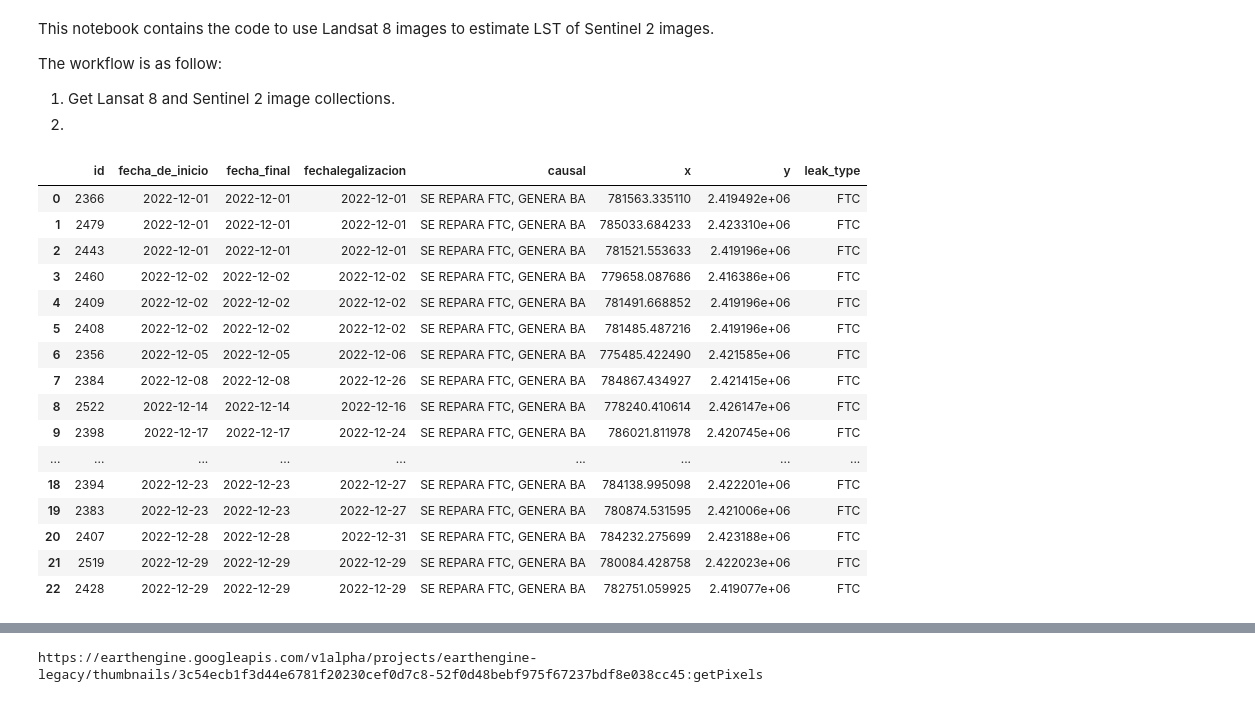
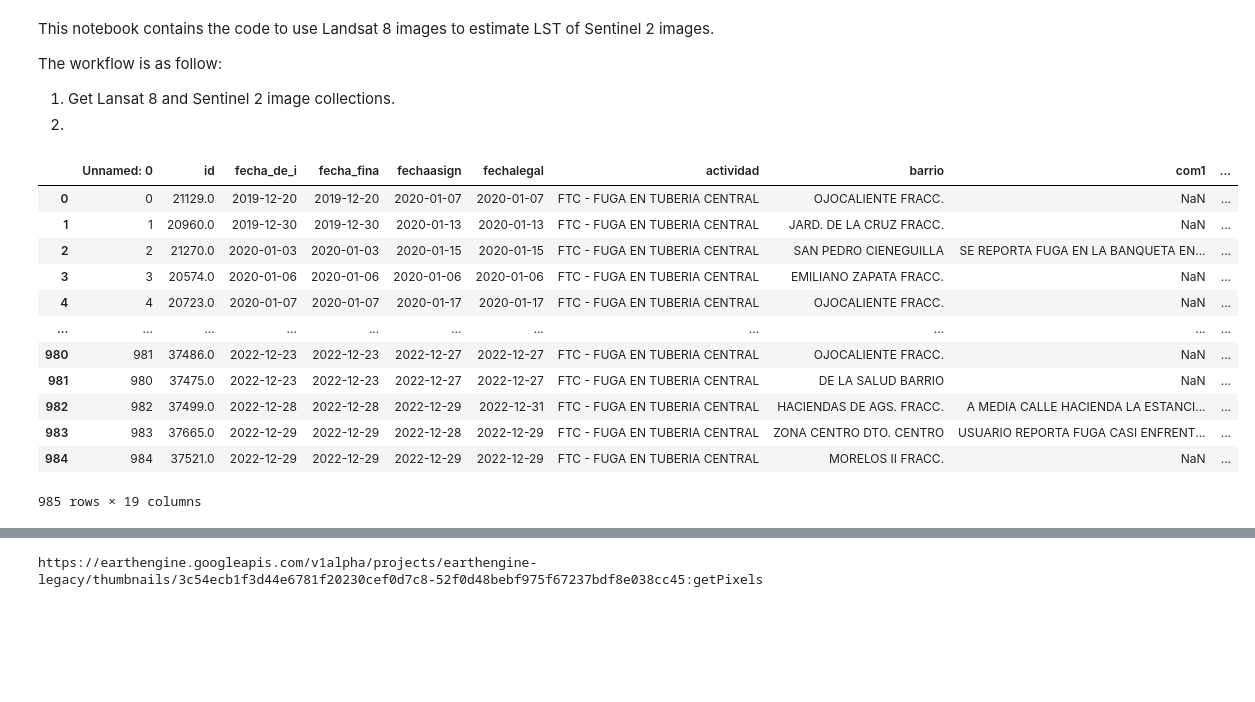
Before and after one commit to erickfama/rs_leaks, a Jupyter notebook: src/lst_landsat_sentinel.ipynb, the cells around one changed output, grey strips where cells are left out. Saved outputs shown, nothing was run; the diff lists cells and outputs as text; code cells hidden in the pictures; blank space fills up the shorter version.

```diff
--- a/src/lst_landsat_sentinel.ipynb
+++ b/src/lst_landsat_sentinel.ipynb
@@ -18,50 +18,31 @@ from IPython.display import Image
 ee.Initialize()
 # %%
 # Read leak df to get dates
-leaks_raw = pd.read_excel("../data/raw/Ordenes Fugas Ejecutadas Dic2022 XY.xlsx")
+leaks_raw = pd.read_csv("../data/clean/leaks20-22_clean.csv")
 leaks_raw.head()
 
-# Clean leaks data
-leaks_clean = clean_names(leaks_raw)
-leaks_clean.columns # The column of interest is fecha_de_inicio
-
-# First we need to filter leaks that are detected in the main pipe. Code in column nombretrabajo: FTC
-
-# Column with codes
-leaks_clean["leak_type"] = leaks_clean.nombretrabajo.str.extract(r"([A-Z]+)", expand = False)
-
-# Filter
-leaks_clean = leaks_clean.query("leak_type == 'FTC'")
-
-# Second, we need to filter to causal == "SE REPARA FTC, GENERA BA"
-leaks_clean = leaks_clean.query("causal == 'SE REPARA FTC, GENERA BA'")
-
 # Drop irrelevant columns
-leaks_clean = leaks_clean.drop(["codunidad", "nombreestado", "nombretrabajo", "fecha_de_creacion"], axis = 1)
+leaks_clean = leaks_raw.drop(["nombreunid", "codestado", "codtrabajo"], axis = 1)
 
 # Sort df by fecha_de_inicio
-leaks_clean = leaks_clean.sort_values(by = "fecha_de_inicio").reset_index(drop = True)
+leaks_clean = leaks_clean.sort_values(by = "fecha_de_i").reset_index(drop = True)
 
 # Show clean df
 leaks_clean # This df is going to be necessary to define the date of each image to be downloaded
 # %% [output]
-|  | id | fecha_de_inicio | fecha_final | fechalegalizacion | causal | x | y | leak_type |
-| 0 | 2366 | 2022-12-01 | 2022-12-01 | 2022-12-01 | SE REPARA FTC, GENERA BA | 781563.335110 | 2.419492e+06 | FTC |
-| 1 | 2479 | 2022-12-01 | 2022-12-01 | 2022-12-01 | SE REPARA FTC, GENERA BA | 785033.684233 | 2.423310e+06 | FTC |
-| 2 | 2443 | 2022-12-01 | 2022-12-01 | 2022-12-01 | SE REPARA FTC, GENERA BA | 781521.553633 | 2.419196e+06 | FTC |
-| 3 | 2460 | 2022-12-02 | 2022-12-02 | 2022-12-02 | SE REPARA FTC, GENERA BA | 779658.087686 | 2.416386e+06 | FTC |
-| 4 | 2409 | 2022-12-02 | 2022-12-02 | 2022-12-02 | SE REPARA FTC, GENERA BA | 781491.668852 | 2.419196e+06 | FTC |
-| 5 | 2408 | 2022-12-02 | 2022-12-02 | 2022-12-02 | SE REPARA FTC, GENERA BA | 781485.487216 | 2.419196e+06 | FTC |
-| 6 | 2356 | 2022-12-05 | 2022-12-05 | 2022-12-06 | SE REPARA FTC, GENERA BA | 775485.422490 | 2.421585e+06 | FTC |
-| 7 | 2384 | 2022-12-08 | 2022-12-08 | 2022-12-26 | SE REPARA FTC, GENERA BA | 784867.434927 | 2.421415e+06 | FTC |
-| 8 | 2522 | 2022-12-14 | 2022-12-14 | 2022-12-16 | SE REPARA FTC, GENERA BA | 778240.410614 | 2.426147e+06 | FTC |
-| 9 | 2398 | 2022-12-17 | 2022-12-17 | 2022-12-24 | SE REPARA FTC, GENERA BA | 786021.811978 | 2.420745e+06 | FTC |
-| ... | ... | ... | ... | ... | ... | ... | ... | ... |
-| 18 | 2394 | 2022-12-23 | 2022-12-23 | 2022-12-27 | SE REPARA FTC, GENERA BA | 784138.995098 | 2.422201e+06 | FTC |
-| 19 | 2383 | 2022-12-23 | 2022-12-23 | 2022-12-27 | SE REPARA FTC, GENERA BA | 780874.531595 | 2.421006e+06 | FTC |
-| 20 | 2407 | 2022-12-28 | 2022-12-28 | 2022-12-31 | SE REPARA FTC, GENERA BA | 784232.275699 | 2.423188e+06 | FTC |
-| 21 | 2519 | 2022-12-29 | 2022-12-29 | 2022-12-29 | SE REPARA FTC, GENERA BA | 780084.428758 | 2.422023e+06 | FTC |
-| 22 | 2428 | 2022-12-29 | 2022-12-29 | 2022-12-29 | SE REPARA FTC, GENERA BA | 782751.059925 | 2.419077e+06 | FTC |
+|  | Unnamed: 0 | id | fecha_de_i | fecha_fina | fechaasign | fechalegal | actividad | barrio | com1 | ... |
+| 0 | 0 | 21129.0 | 2019-12-20 | 2019-12-20 | 2020-01-07 | 2020-01-07 | FTC - FUGA EN TUBERIA CENTRAL | OJOCALIENTE FRACC. | NaN | ... |
+| 1 | 1 | 20960.0 | 2019-12-30 | 2019-12-30 | 2020-01-13 | 2020-01-13 | FTC - FUGA EN TUBERIA CENTRAL | JARD. DE LA CRUZ FRACC. | NaN | ... |
+| 2 | 2 | 21270.0 | 2020-01-03 | 2020-01-03 | 2020-01-15 | 2020-01-15 | FTC - FUGA EN TUBERIA CENTRAL | SAN PEDRO CIENEGUILLA | SE REPORTA FUGA EN LA BANQUETA EN... | ... |
+| 3 | 3 | 20574.0 | 2020-01-06 | 2020-01-06 | 2020-01-06 | 2020-01-06 | FTC - FUGA EN TUBERIA CENTRAL | EMILIANO ZAPATA FRACC. | NaN | ... |
+| 4 | 4 | 20723.0 | 2020-01-07 | 2020-01-07 | 2020-01-17 | 2020-01-17 | FTC - FUGA EN TUBERIA CENTRAL | OJOCALIENTE FRACC. | NaN | ... |
+| ... | ... | ... | ... | ... | ... | ... | ... | ... | ... | ... |
+| 980 | 981 | 37486.0 | 2022-12-23 | 2022-12-23 | 2022-12-27 | 2022-12-27 | FTC - FUGA EN TUBERIA CENTRAL | OJOCALIENTE FRACC. | NaN | ... |
+| 981 | 980 | 37475.0 | 2022-12-23 | 2022-12-23 | 2022-12-27 | 2022-12-27 | FTC - FUGA EN TUBERIA CENTRAL | DE LA SALUD BARRIO | NaN | ... |
+| 982 | 982 | 37499.0 | 2022-12-28 | 2022-12-28 | 2022-12-29 | 2022-12-31 | FTC - FUGA EN TUBERIA CENTRAL | HACIENDAS DE AGS. FRACC. | A MEDIA CALLE HACIENDA LA ESTANCI... | ... |
+| 983 | 983 | 37665.0 | 2022-12-29 | 2022-12-29 | 2022-12-28 | 2022-12-29 | FTC - FUGA EN TUBERIA CENTRAL | ZONA CENTRO DTO. CENTRO | USUARIO REPORTA FUGA CASI ENFRENT... | ... |
+| 984 | 984 | 37521.0 | 2022-12-29 | 2022-12-29 | 2022-12-29 | 2022-12-29 | FTC - FUGA EN TUBERIA CENTRAL | MORELOS II FRACC. | NaN | ... |
+985 rows × 19 columns
 # %%
 # Parameters for collection
 
```
Also changed, not shown: parts of 18 cells of this notebook.
